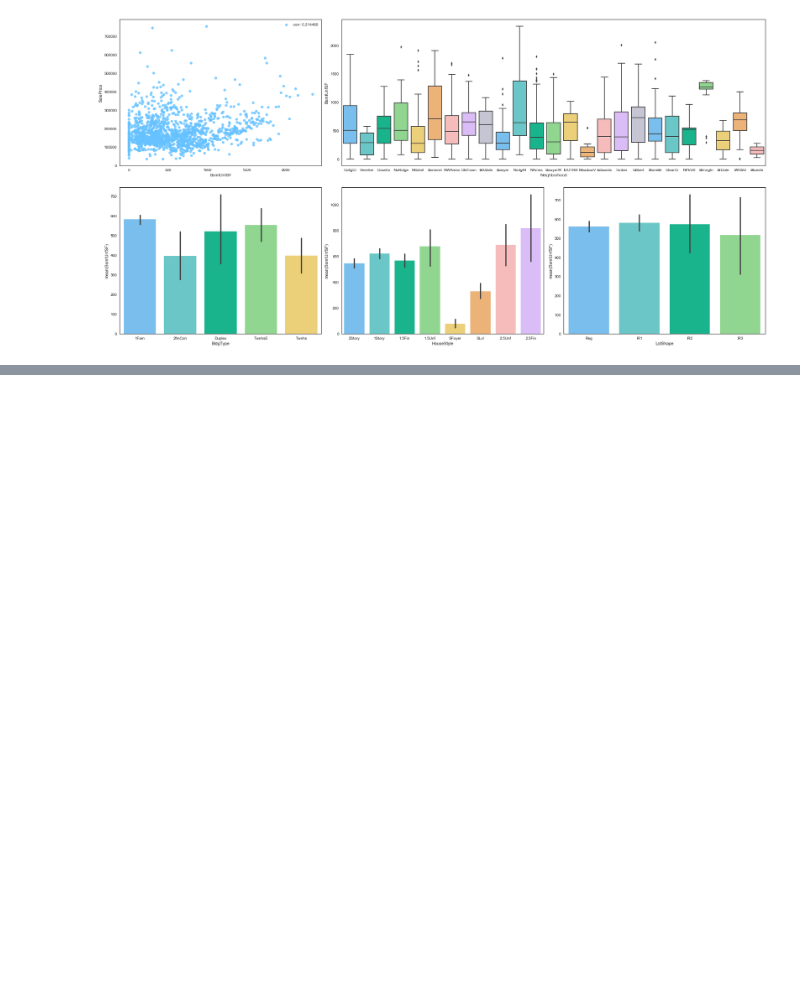
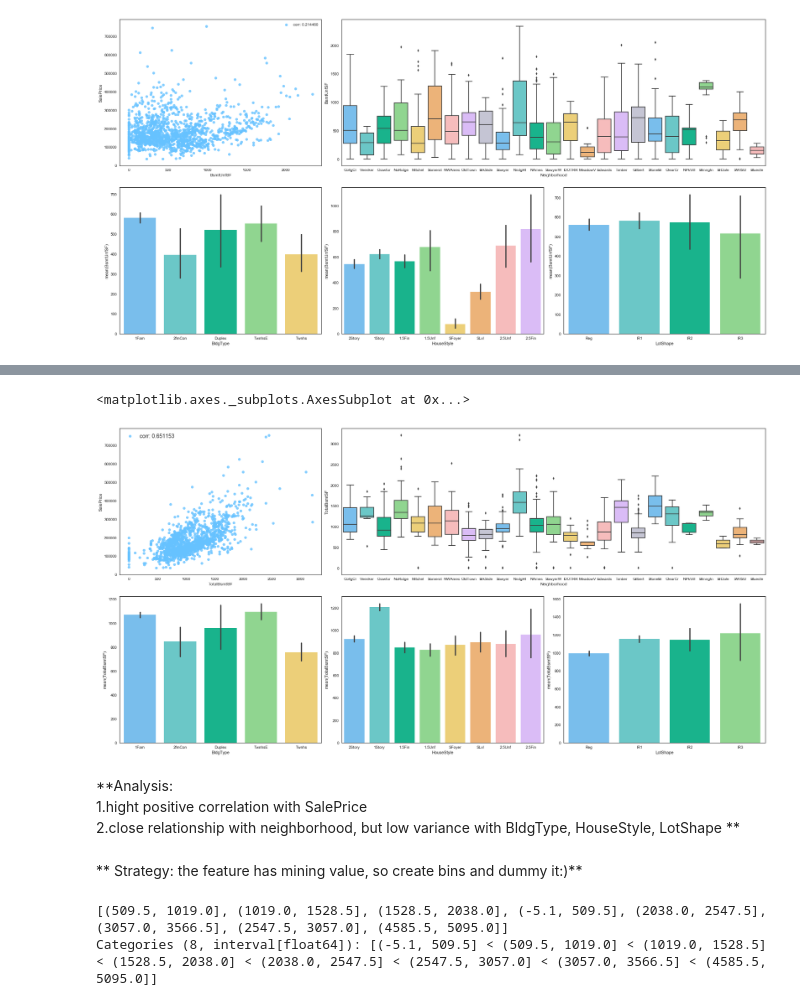
Before and after one commit to Frank-Walker/kaggle_kernel, a Jupyter notebook: House Price Prediction/kernel v 2.0.ipynb, the cells around one changed output, grey strips where cells are left out. Cells and saved outputs as stored; diff of their text form; code cells hidden in the pictures; blank space fills up the shorter version.

```diff
--- a/House Price Prediction/kernel v 2.0.ipynb
+++ b/House Price Prediction/kernel v 2.0.ipynb
@@ -781,0 +830,35 @@ sns.barplot(x="LotShape", y="BsmtUnfSF", data=train, palette = mycols);
+# %%
+grid = plt.GridSpec(2, 3, wspace=0.1, hspace=0.15)
+plt.subplots(figsize=(30,15))
+
+plt.subplot(grid[0,0])
+g = sns.regplot(x='TotalBsmtSF', y='SalePrice', data=train, fit_reg=False, label='corr: %2f'
+               %(pearsonr(train['TotalBsmtSF'], train['SalePrice'])[0]))
+g.legend(loc='best', fontsize='14')
+
+plt.subplot(grid[0,1:])
+sns.boxplot(x='Neighborhood', y='TotalBsmtSF', data=train, palette=mycols)
+
+plt.subplot(grid[1, 0])
+sns.barplot(x="BldgType", y="TotalBsmtSF", data=train, palette = mycols)
+
+plt.subplot(grid[1, 1])
+sns.barplot(x="HouseStyle", y="TotalBsmtSF", data=train, palette = mycols)
+
+plt.subplot(grid[1, 2])
+sns.barplot(x="LotShape", y="TotalBsmtSF", data=train, palette = mycols)
+# %% [output]
+<matplotlib.axes._subplots.AxesSubplot at 0x...>
+[figure, added]
+# %% [markdown]
+**Analysis:
+1.hight positive correlation with SalePrice
+2.close relationship with neighborhood, but low variance with BldgType,
+HouseStyle, LotShape  **
+# %% [markdown]
+** Strategy: the feature has mining value, so create bins and dummy it:)**
+# %%
+pd.cut(all_data['TotalBsmtSF'], 10, precision=1).unique()
+# %% [output]
+[(509.5, 1019.0], (1019.0, 1528.5], (1528.5, 2038.0], (-5.1, 509.5], (2038.0, 2547.5], (3057.0, 3566.5], (2547.5, 3057.0], (4585.5, 5095.0]]
+Categories (8, interval[float64]): [(-5.1, 509.5] < (509.5, 1019.0] < (1019.0, 1528.5] < (1528.5, 2038.0] < (2038.0, 2547.5] < (2547.5, 3057.0] < (3057.0, 3566.5] < (4585.5, 5095.0]]
```
Also changed, not shown: parts of 35 cells of this notebook, 1 other file.
